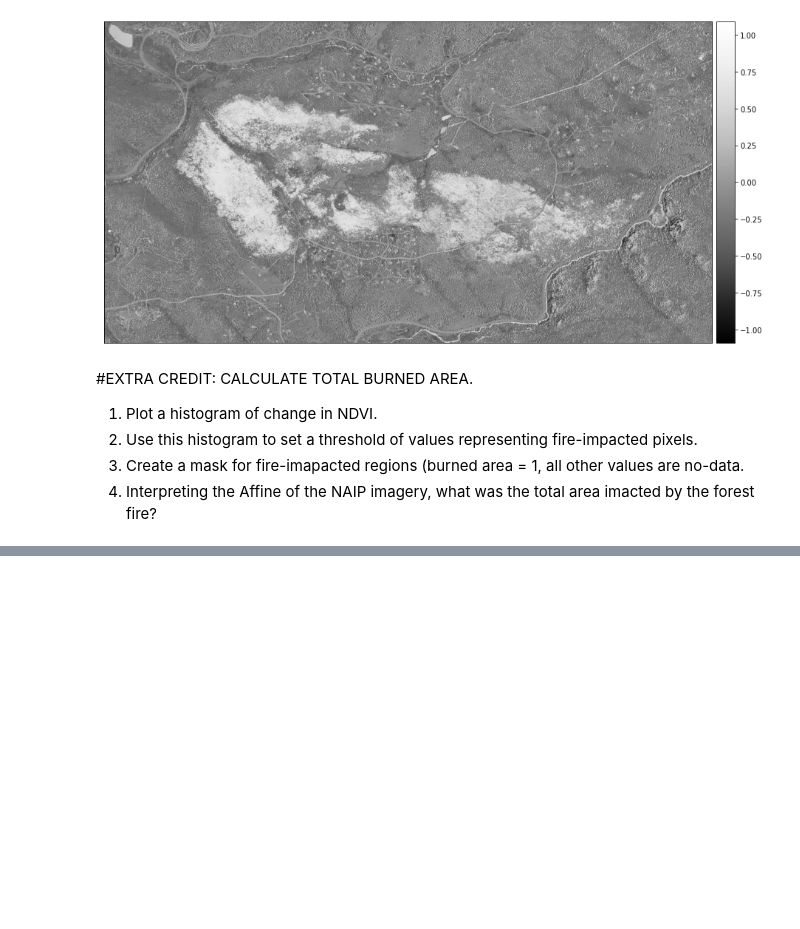
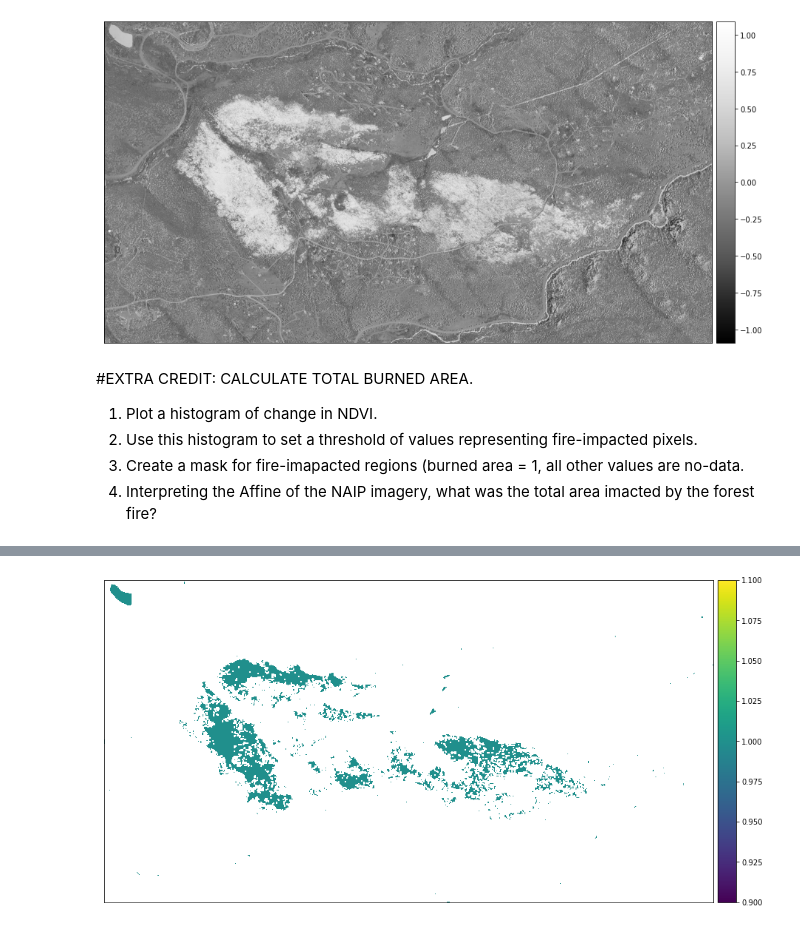
Before and after one commit to adarsh-syr/EnvDatSci22, a Jupyter notebook: CodeSprints/RasterData101.ipynb, the cells around one changed output, grey strips where cells are left out. Saved outputs shown, nothing was run; the diff lists cells and outputs as text; code cells hidden in the pictures; blank space fills up the shorter version.

```diff
--- a/CodeSprints/RasterData101.ipynb
+++ b/CodeSprints/RasterData101.ipynb
@@ -666 +665,10 @@ ep.hist(ndvi_diff, figsize = (16,8))
 [figure]
+# %%
+# fire mask
+ndvi_mask = np.ma.masked_where(ndvi_diff <= 0, ndvi_diff, copy = True)
+ndvi_mask[ndvi_mask > 0] = 1
+# %%
+ep.plot_bands(ndvi_mask, figsize = (16,8), cmap = 'viridis')
+plt.show()
+# %% [output]
+[figure, added]
```
Also changed, not shown: parts of 6 cells of this notebook.
